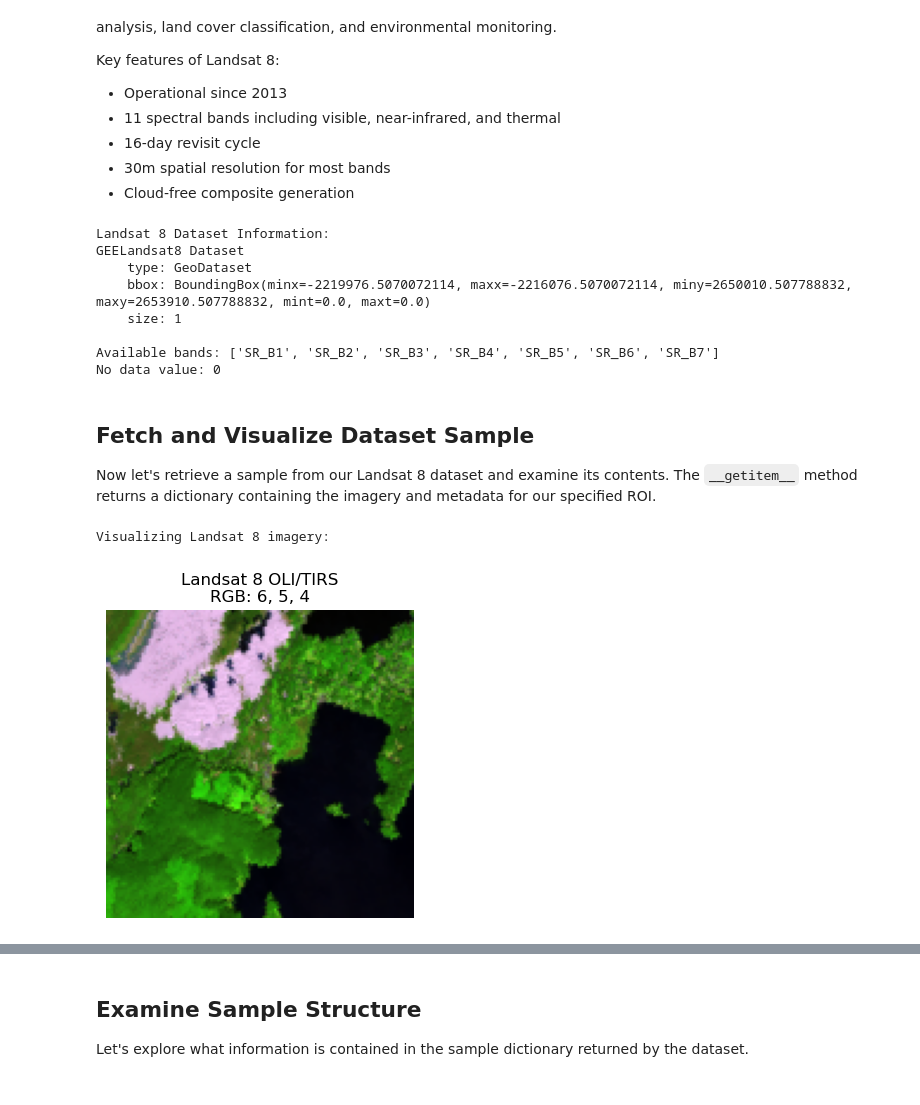
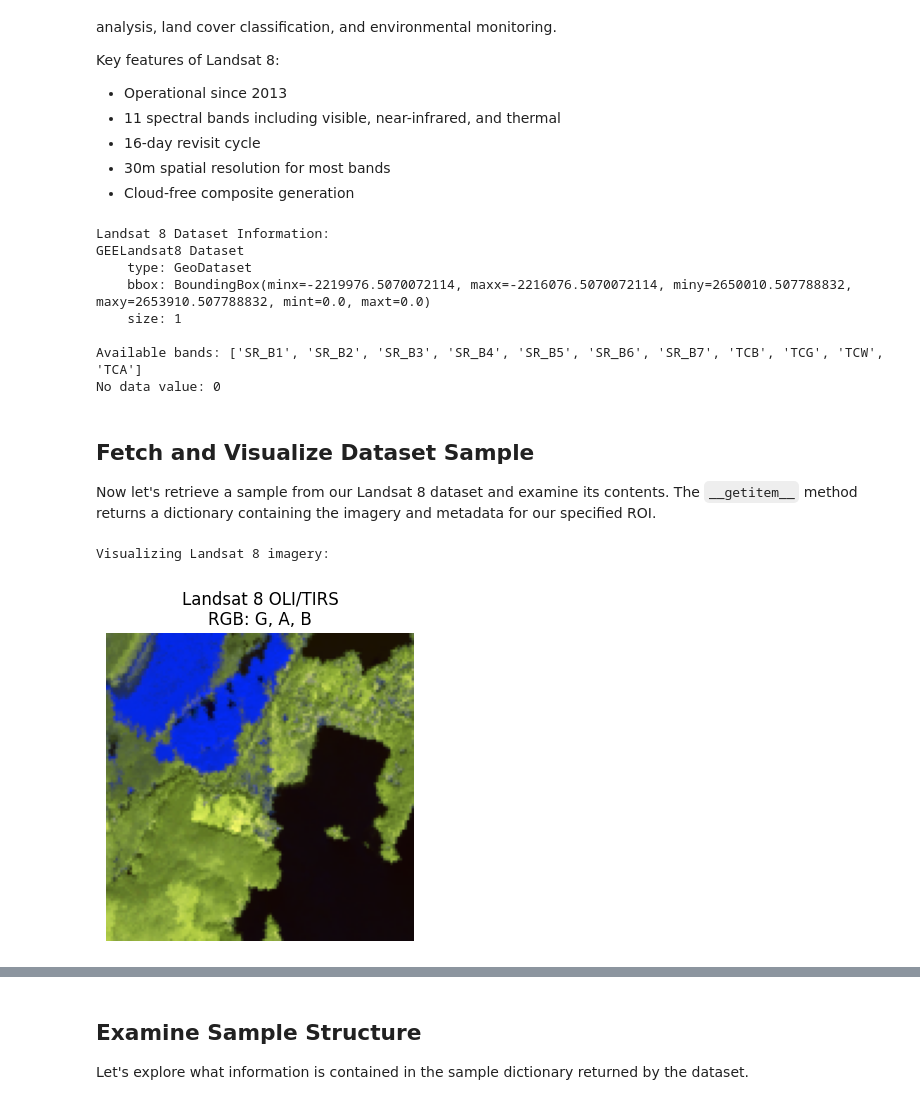
Before and after one commit to Ecotrust/forestvision, a Jupyter notebook: notebooks/demo_datasets_basic.ipynb, the cells around one changed output, grey strips where cells are left out. Saved outputs shown, nothing was run; the diff lists cells and outputs as text; code cells hidden in the pictures.

```diff
--- a/notebooks/demo_datasets_basic.ipynb
+++ b/notebooks/demo_datasets_basic.ipynb
@@ -131,7 +133,7 @@ Key features of Landsat 8:
 # %%
 # Create a GEELandsat8 dataset for our ROI in 2024
 # This will retrieve a median image for the specified year and region
-l8_dunes = GEELandsat8(2024, roi=dunes)
+l8_dunes = GEELandsat8(2024, roi=dunes, spectral_index="TC")
 
 # Print dataset information
 print("Landsat 8 Dataset Information:")
@@ -145,21 +147,28 @@ GEELandsat8 Dataset
     bbox: BoundingBox(minx=-2219976.5070072114, maxx=-2216076.5070072114, miny=2650010.507788832, maxy=2653910.507788832, mint=0.0, maxt=0.0)
     size: 1
 
-Available bands: ['SR_B1', 'SR_B2', 'SR_B3', 'SR_B4', 'SR_B5', 'SR_B6', 'SR_B7']
+Available bands: ['SR_B1', 'SR_B2', 'SR_B3', 'SR_B4', 'SR_B5', 'SR_B6', 'SR_B7', 'TCB', 'TCG', 'TCW', 'TCA']
 No data value: 0
 # %% [markdown]
 ## Fetch and Visualize Dataset Sample
 
 Now let's retrieve a sample from our Landsat 8 dataset and examine its contents. The `__getitem__` method returns a dictionary containing the imagery and metadata for our specified ROI.
+# %%
+l8_dunes.rgb_bands = [
+    "TCG",
+    "TCA",
+    "TCB",
+]  # Use Tasseled Cap bands for RGB visualization
 # %%
 # Retrieve a sample from the dataset
 # This will fetch the actual imagery from Google Earth Engine
-item = l8_dunes.__getitem__(dunes)
+item = l8_dunes[dunes]
 
 # Visualize the sample using the dataset's built-in plotting method
 # This creates a false-color composite (typically using SWIR, NIR, Red bands)
 print("Visualizing Landsat 8 imagery:")
-l8_dunes.plot(item);
+l8_dunes.plot(item)
+plt.show()
 # %% [output]
 Visualizing Landsat 8 imagery:
-[figure, old version]
+[figure, new version]
```
Also changed, not shown: parts of 23 cells of this notebook.
